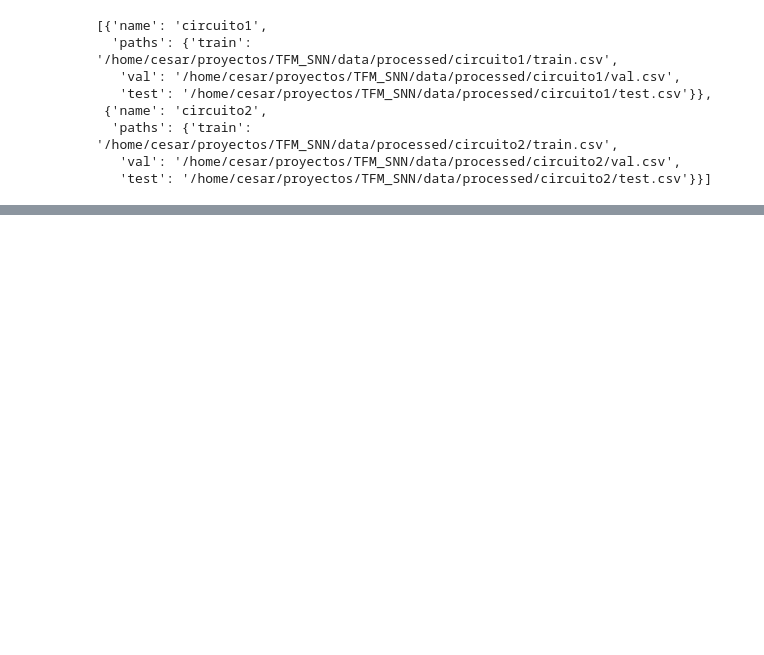
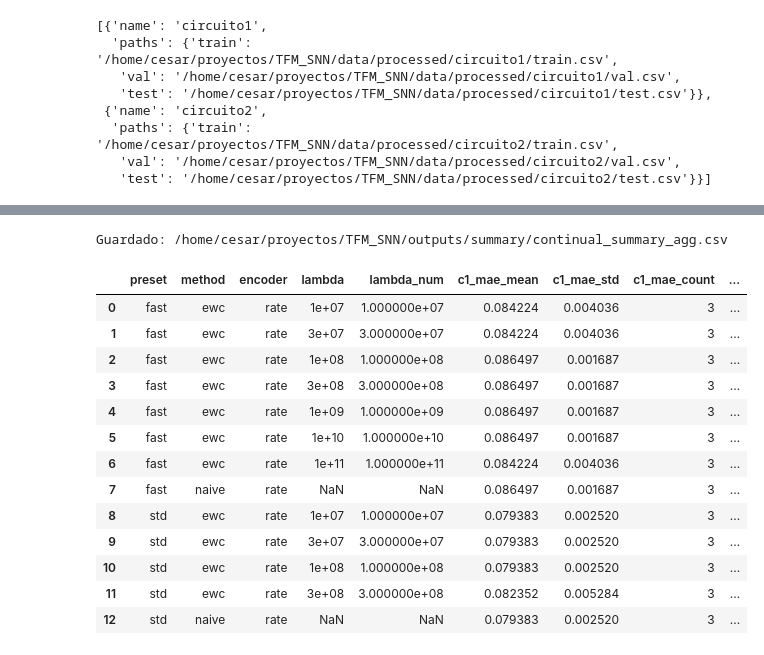
Before and after one commit to cesarfg32/TFM_SNN, a Jupyter notebook: notebooks/03_TRAIN_EVAL.ipynb, the cells around one changed output, grey strips where cells are left out. Cells and saved outputs as stored; diff of their text form; code cells hidden in the pictures; blank space fills up the shorter version.

```diff
--- a/notebooks/03_TRAIN_EVAL.ipynb
+++ b/notebooks/03_TRAIN_EVAL.ipynb
@@ -250,0 +313,17 @@ OK: /home/cesar/proyectos/TFM_SNN/outputs/continual_fast_naive_rate/continual_re
+# %%
+# ====================== DRIVER MULTISEMILLAS (usa la CONFIG de arriba) ======================
+for enc in ENCODERS:
+    for seed in SEEDS:
+        for preset_i, method_i, lam_i in runs_plan:
+            print(f"\n=== RUN: preset={preset_i} | method={method_i} | λ={lam_i} | seed={seed} | encoder={enc} ===")
+            out_path, _ = run_continual(
+                preset=preset_i,
+                method=method_i,
+                lam=(lam_i if method_i == "ewc" else None),
+                seed=seed,
+                encoder=enc,
+                tfm=tfm,  # definido en tu celda de setup
+                fisher_batches_by_preset=FISHER_BY_PRESET,
+            )
+            print("OK:", out_path)
+print("\n✅ Listo. Ejecuta las celdas de resumen.")
@@ -298,0 +501,56 @@ df
+# %%
+# ====================== Vista agregada (media±std por preset/method/λ/encoder) ======================
+import pandas as pd
+
+# Métricas a agregar
+cols_metrics = ["c1_mae", "c1_after_c2_mae", "c1_forgetting_mae_abs", "c1_forgetting_mae_rel_%", "c2_mae"]
+
+# Copia y asegura columna numérica auxiliar para ordenar por λ
+gdf = df.copy()
+if "lambda_num" not in gdf.columns:
+    gdf["lambda_num"] = pd.to_numeric(gdf["lambda"], errors="coerce")  # NA para NAIVE
+
+# Agregación: media, std y número de corridas (semillas) por combinación
+agg = (
+    gdf
+    .groupby(["preset", "method", "encoder", "lambda", "lambda_num"], dropna=False)[cols_metrics]
+    .agg(["mean", "std", "count"])
+    .reset_index()
+)
+
+# Aplanar nombres de columnas (de MultiIndex a una sola capa)
+agg.columns = [
+    "_".join(filter(None, map(str, col))).rstrip("_")
+    for col in agg.columns.to_flat_index()
+]
+
+# Ordena por preset/method/encoder/λ_num (NaN al final ⇒ NAIVE al final de su grupo)
+agg = agg.sort_values(
+    by=["preset", "method", "encoder", "lambda_num"],
+    na_position="last",
+    ignore_index=True,
+)
+
+# (Opcional) guardar a CSV
+summary_dir = ROOT / "outputs" / "summary"
+summary_dir.mkdir(parents=True, exist_ok=True)
+agg.to_csv(summary_dir / "continual_summary_agg.csv", index=False)
+print("Guardado:", summary_dir / "continual_summary_agg.csv")
+
+agg
+# %% [output]
+Guardado: /home/cesar/proyectos/TFM_SNN/outputs/summary/continual_summary_agg.csv
+|  | preset | method | encoder | lambda | lambda_num | c1_mae_mean | c1_mae_std | c1_mae_count | ... |
+| 0 | fast | ewc | rate | 1e+07 | 1.000000e+07 | 0.084224 | 0.004036 | 3 | ... |
+| 1 | fast | ewc | rate | 3e+07 | 3.000000e+07 | 0.084224 | 0.004036 | 3 | ... |
+| 2 | fast | ewc | rate | 1e+08 | 1.000000e+08 | 0.086497 | 0.001687 | 3 | ... |
+| 3 | fast | ewc | rate | 3e+08 | 3.000000e+08 | 0.086497 | 0.001687 | 3 | ... |
+| 4 | fast | ewc | rate | 1e+09 | 1.000000e+09 | 0.086497 | 0.001687 | 3 | ... |
+| 5 | fast | ewc | rate | 1e+10 | 1.000000e+10 | 0.086497 | 0.001687 | 3 | ... |
+| 6 | fast | ewc | rate | 1e+11 | 1.000000e+11 | 0.084224 | 0.004036 | 3 | ... |
+| 7 | fast | naive | rate | NaN | NaN | 0.086497 | 0.001687 | 3 | ... |
+| 8 | std | ewc | rate | 1e+07 | 1.000000e+07 | 0.079383 | 0.002520 | 3 | ... |
+| 9 | std | ewc | rate | 3e+07 | 3.000000e+07 | 0.079383 | 0.002520 | 3 | ... |
+| 10 | std | ewc | rate | 1e+08 | 1.000000e+08 | 0.079383 | 0.002520 | 3 | ... |
+| 11 | std | ewc | rate | 3e+08 | 3.000000e+08 | 0.082352 | 0.005284 | 3 | ... |
+| 12 | std | naive | rate | NaN | NaN | 0.079383 | 0.002520 | 3 | ... |
```
Also changed, not shown: parts of 15 cells of this notebook, 2 other files.
